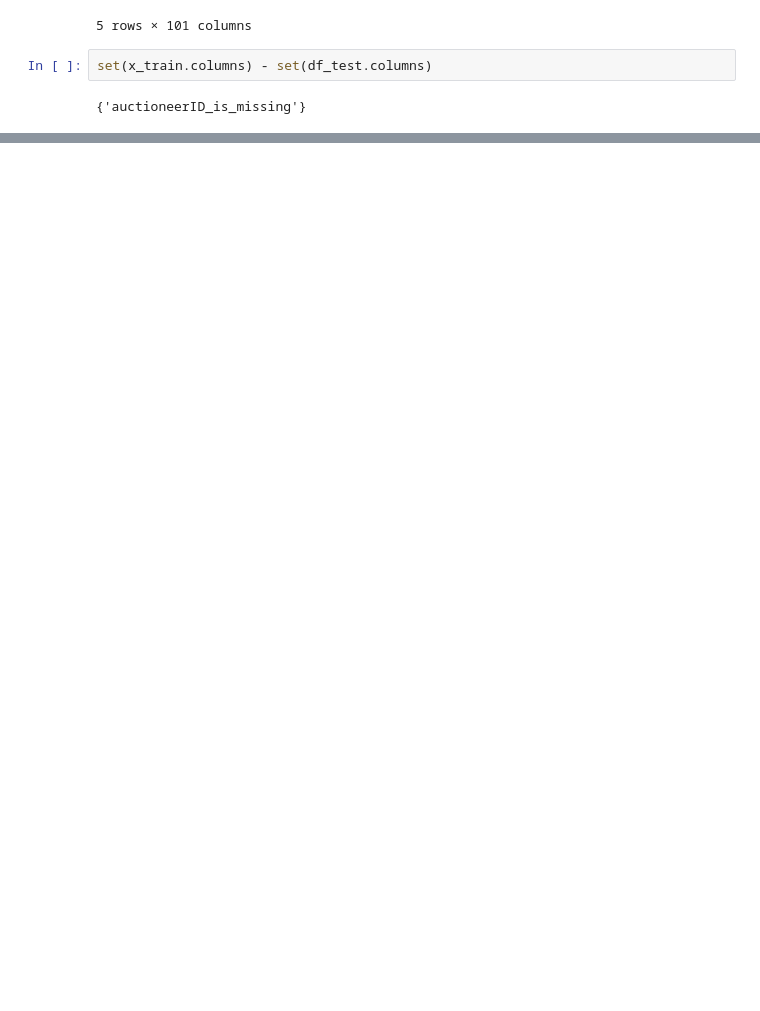
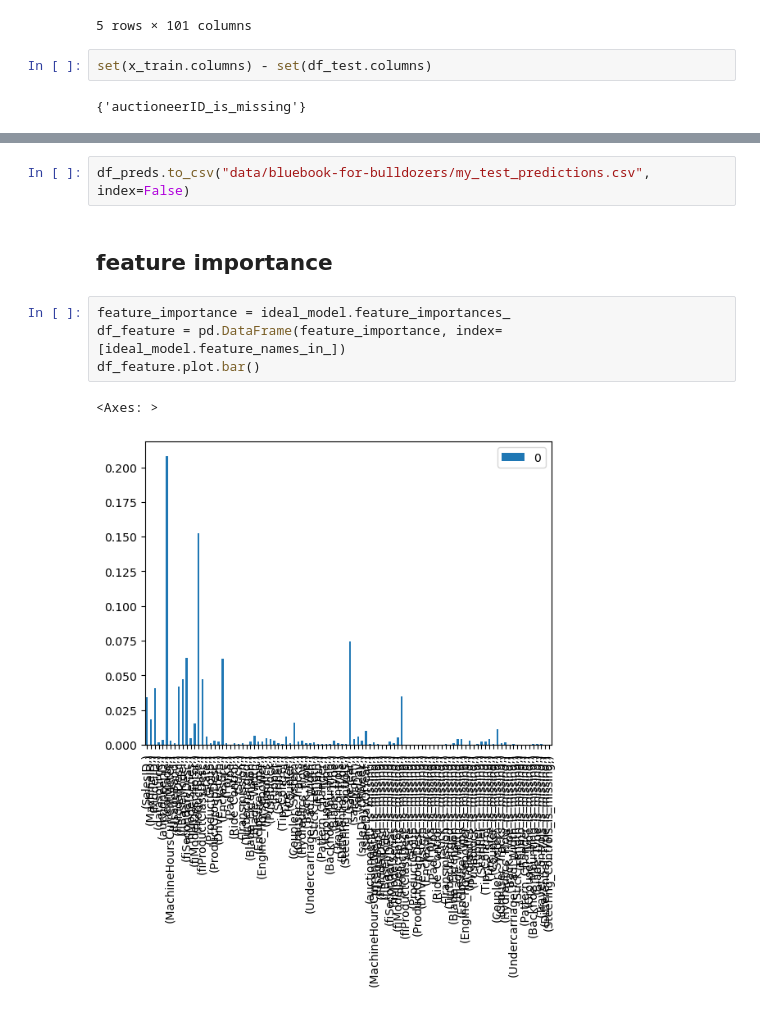
Before and after one commit to rezaazimibar/MachineLearning-projects-playground, a Jupyter notebook: RegularProjects/bulldozer_price_prediction/bulldozer_price_prediction.ipynb, the cells around one changed output, grey strips where cells are left out. Saved outputs shown, nothing was run; the diff lists cells and outputs as text; blank space fills up the shorter version.

Commit message:
bulldozer price predicton: add fuction that plot the feature importance for a model

```diff
--- a/RegularProjects/bulldozer_price_prediction/bulldozer_price_prediction.ipynb
+++ b/RegularProjects/bulldozer_price_prediction/bulldozer_price_prediction.ipynb
@@ -564,0 +586,11 @@ df_test
+# %%
+df_preds.to_csv("data/bluebook-for-bulldozers/my_test_predictions.csv", index=False)
+# %% [markdown]
+## feature importance
+# %%
+feature_importance = ideal_model.feature_importances_
+df_feature = pd.DataFrame(feature_importance, index=[ideal_model.feature_names_in_])
+df_feature.plot.bar()
+# %% [output]
+<Axes: >
+[figure, added]
```
Also changed, not shown: parts of 15 cells of this notebook.
